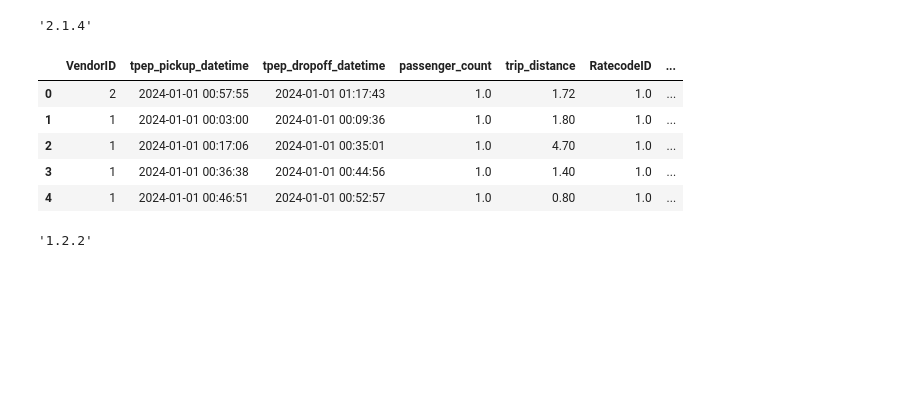
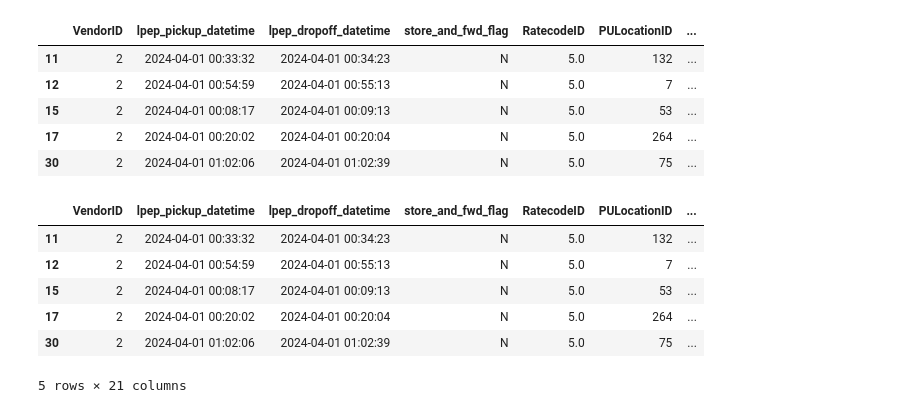
Before and after one commit to bruno2009/Course-MLOps, a Jupyter notebook: 01-intro/HomeWork.ipynb, the cells around one changed output. Cells and saved outputs as stored; diff of their text form; code cells hidden in the pictures; blank space fills up the shorter version.

```diff
--- a/01-intro/HomeWork.ipynb
+++ b/01-intro/HomeWork.ipynb
@@ -8,16 +21,12 @@ import pandas as pd
-# %%
-pd.__version__
-# %% [output]
-'2.1.4'
 # %%
-df = pd.read_parquet('https://d37ci6vzurychx.cloudfront.net/trip-data/yellow_tripdata_2024-01.parquet')
+df = pd.read_parquet('https://d37ci6vzurychx.cloudfront.net/trip-data/green_tripdata_2024-04.parquet')
+df = df[df.trip_type == 2]
+df.head()
+# %% [output]
+|  | VendorID | lpep_pickup_datetime | lpep_dropoff_datetime | store_and_fwd_flag | RatecodeID | PULocationID | ... |
+| 11 | 2 | 2024-04-01 00:33:32 | 2024-04-01 00:34:23 | N | 5.0 | 132 | ... |
+| 12 | 2 | 2024-04-01 00:54:59 | 2024-04-01 00:55:13 | N | 5.0 | 7 | ... |
+| 15 | 2 | 2024-04-01 00:08:17 | 2024-04-01 00:09:13 | N | 5.0 | 53 | ... |
+| 17 | 2 | 2024-04-01 00:20:02 | 2024-04-01 00:20:04 | N | 5.0 | 264 | ... |
+| 30 | 2 | 2024-04-01 01:02:06 | 2024-04-01 01:02:39 | N | 5.0 | 75 | ... |
-# %%
-df.head()
-# %% [output]
-|  | VendorID | tpep_pickup_datetime | tpep_dropoff_datetime | passenger_count | trip_distance | RatecodeID | ... |
-| 0 | 2 | 2024-01-01 00:57:55 | 2024-01-01 01:17:43 | 1.0 | 1.72 | 1.0 | ... |
-| 1 | 1 | 2024-01-01 00:03:00 | 2024-01-01 00:09:36 | 1.0 | 1.80 | 1.0 | ... |
-| 2 | 1 | 2024-01-01 00:17:06 | 2024-01-01 00:35:01 | 1.0 | 4.70 | 1.0 | ... |
-| 3 | 1 | 2024-01-01 00:36:38 | 2024-01-01 00:44:56 | 1.0 | 1.40 | 1.0 | ... |
-| 4 | 1 | 2024-01-01 00:46:51 | 2024-01-01 00:52:57 | 1.0 | 0.80 | 1.0 | ... |
 # %%
@@ -25,4 +34,0 @@ import sklearn
-# %%
-sklearn.__version__
-# %% [output]
-'1.2.2'
@@ -28,0 +37,11 @@ sklearn.__version__
+# %%
+df.duration = df.duration.apply(lambda x: x.total_seconds() / 60) # time in minutes
+df.head()
+# %% [output]
+|  | VendorID | lpep_pickup_datetime | lpep_dropoff_datetime | store_and_fwd_flag | RatecodeID | PULocationID | ... |
+| 11 | 2 | 2024-04-01 00:33:32 | 2024-04-01 00:34:23 | N | 5.0 | 132 | ... |
+| 12 | 2 | 2024-04-01 00:54:59 | 2024-04-01 00:55:13 | N | 5.0 | 7 | ... |
+| 15 | 2 | 2024-04-01 00:08:17 | 2024-04-01 00:09:13 | N | 5.0 | 53 | ... |
+| 17 | 2 | 2024-04-01 00:20:02 | 2024-04-01 00:20:04 | N | 5.0 | 264 | ... |
+| 30 | 2 | 2024-04-01 01:02:06 | 2024-04-01 01:02:39 | N | 5.0 | 75 | ... |
+5 rows × 21 columns
```
Also changed, not shown: parts of 15 cells of this notebook.
